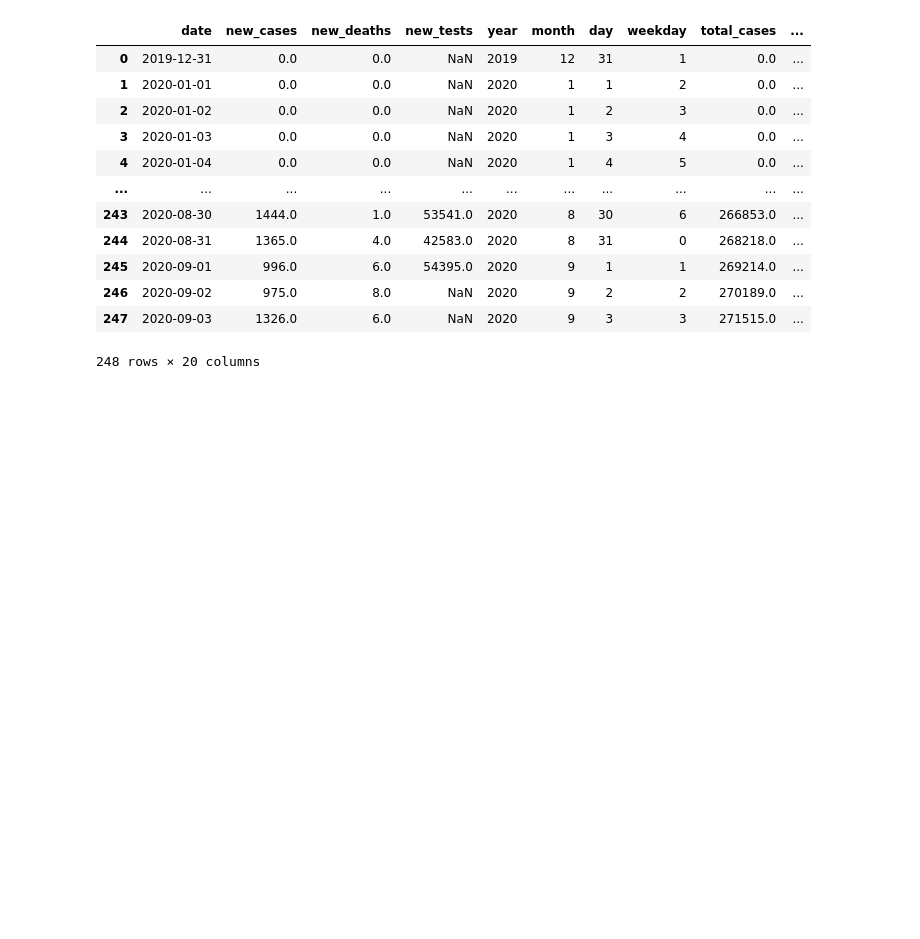
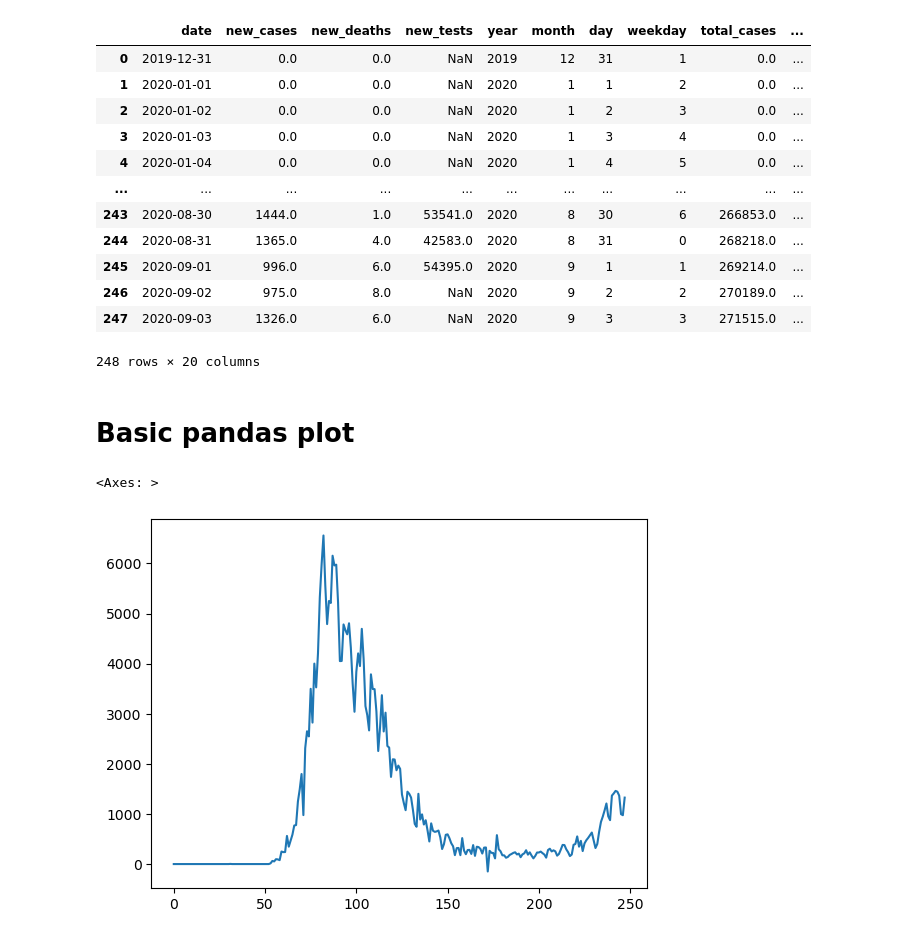
Before and after one commit to Sejan157218/Data_Analysis_with_Python, a Jupyter notebook: python-pandas-data-analysis/python-pandas-data-analysis.ipynb, the cells around one changed output. Saved outputs shown, nothing was run; the diff lists cells and outputs as text; code cells hidden in the pictures; blank space fills up the shorter version.

Commit message:
basic pandas plot

```diff
--- a/python-pandas-data-analysis/python-pandas-data-analysis.ipynb
+++ b/python-pandas-data-analysis/python-pandas-data-analysis.ipynb
@@ -504,3 +504,10 @@ merged_df
 | 246 | 2020-09-02 | 975.0 | 8.0 | NaN | 2020 | 9 | 2 | 2 | 270189.0 | ... |
 | 247 | 2020-09-03 | 1326.0 | 6.0 | NaN | 2020 | 9 | 3 | 3 | 271515.0 | ... |
 248 rows × 20 columns
+# %% [markdown]
+# Basic pandas plot
+# %%
+merged_df.new_cases.plot()
+# %% [output]
+<Axes: >
+[figure, added]
```
Also changed, not shown: parts of 5 cells of this notebook.
